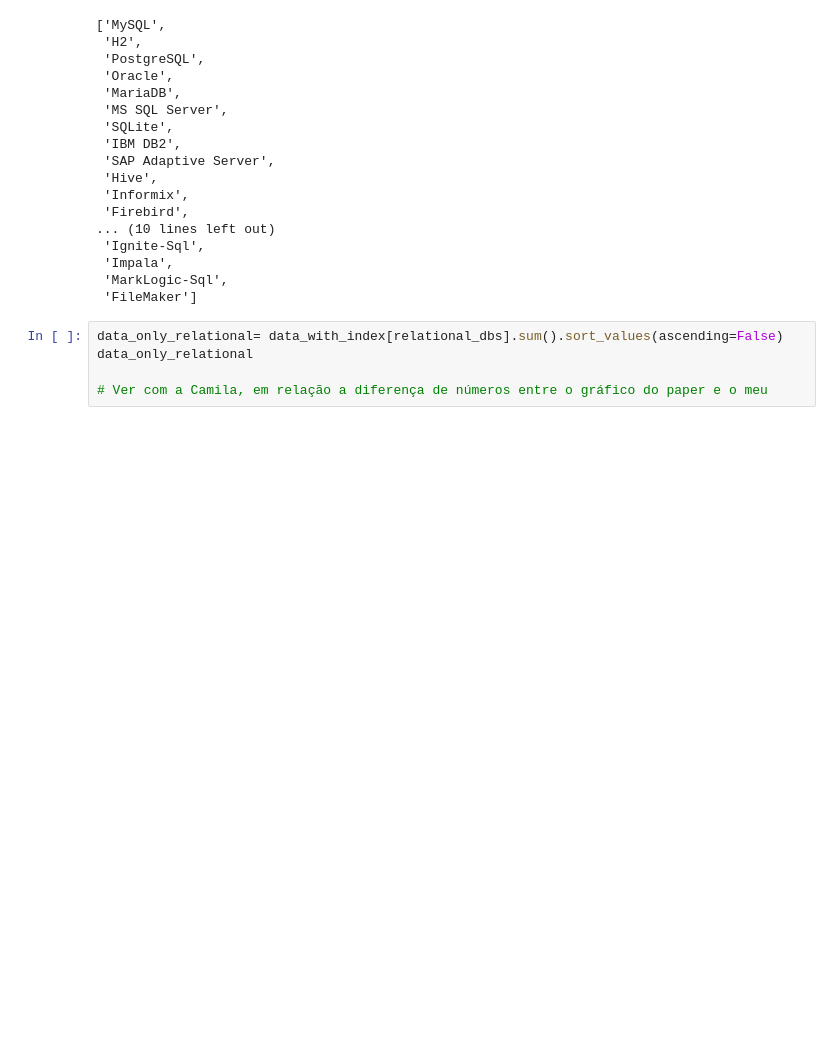
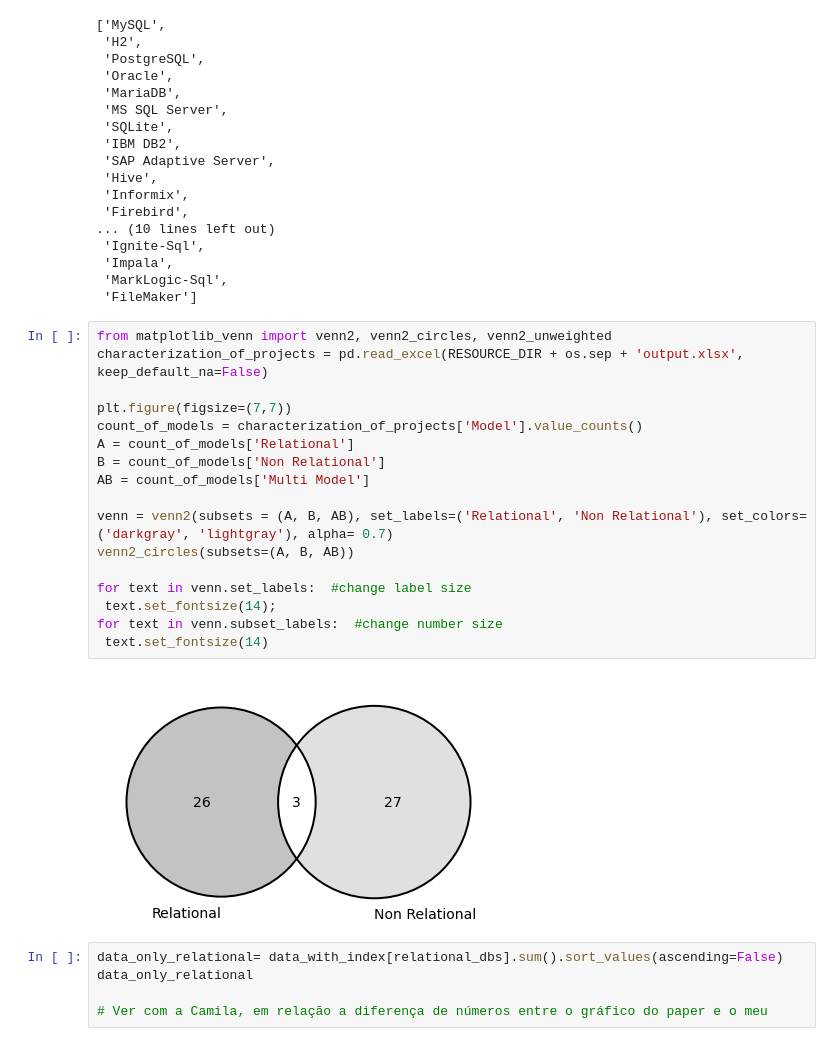
Before and after one commit to gems-uff/db-mining, a Jupyter notebook: src/results_database_characterization.ipynb, the cells around one changed output. Cells and saved outputs as stored; diff of their text form; blank space fills up the shorter version.

```diff
--- a/src/results_database_characterization.ipynb
+++ b/src/results_database_characterization.ipynb
@@ -148,6 +129,25 @@ relational_dbs
  'Impala',
  'MarkLogic-Sql',
  'FileMaker']
+# %%
+from matplotlib_venn import venn2, venn2_circles, venn2_unweighted
+characterization_of_projects = pd.read_excel(RESOURCE_DIR + os.sep + 'output.xlsx', keep_default_na=False)
+
+plt.figure(figsize=(7,7))
+count_of_models = characterization_of_projects['Model'].value_counts()
+A = count_of_models['Relational']
+B = count_of_models['Non Relational']
+AB = count_of_models['Multi Model']
+
+venn = venn2(subsets = (A, B, AB), set_labels=('Relational', 'Non Relational'), set_colors=('darkgray', 'lightgray'), alpha= 0.7)
+venn2_circles(subsets=(A, B, AB))
+
+for text in venn.set_labels:  #change label size
+ text.set_fontsize(14);
+for text in venn.subset_labels:  #change number size
+ text.set_fontsize(14)
+# %% [output]
+[figure, added]
 # %%
 data_only_relational= data_with_index[relational_dbs].sum().sort_values(ascending=False)
 data_only_relational
```
Also changed, not shown: parts of 2 cells of this notebook, 38 other files.
